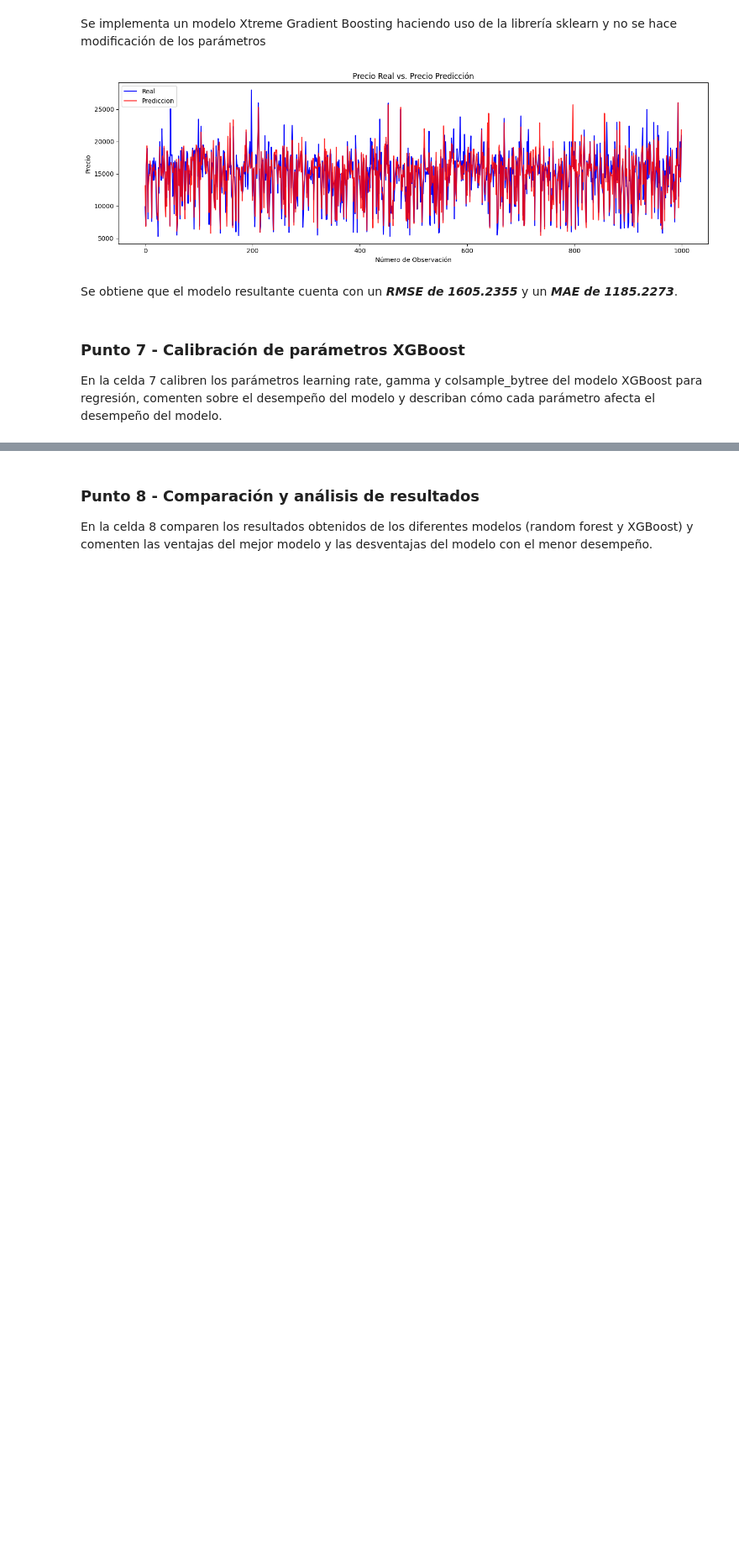
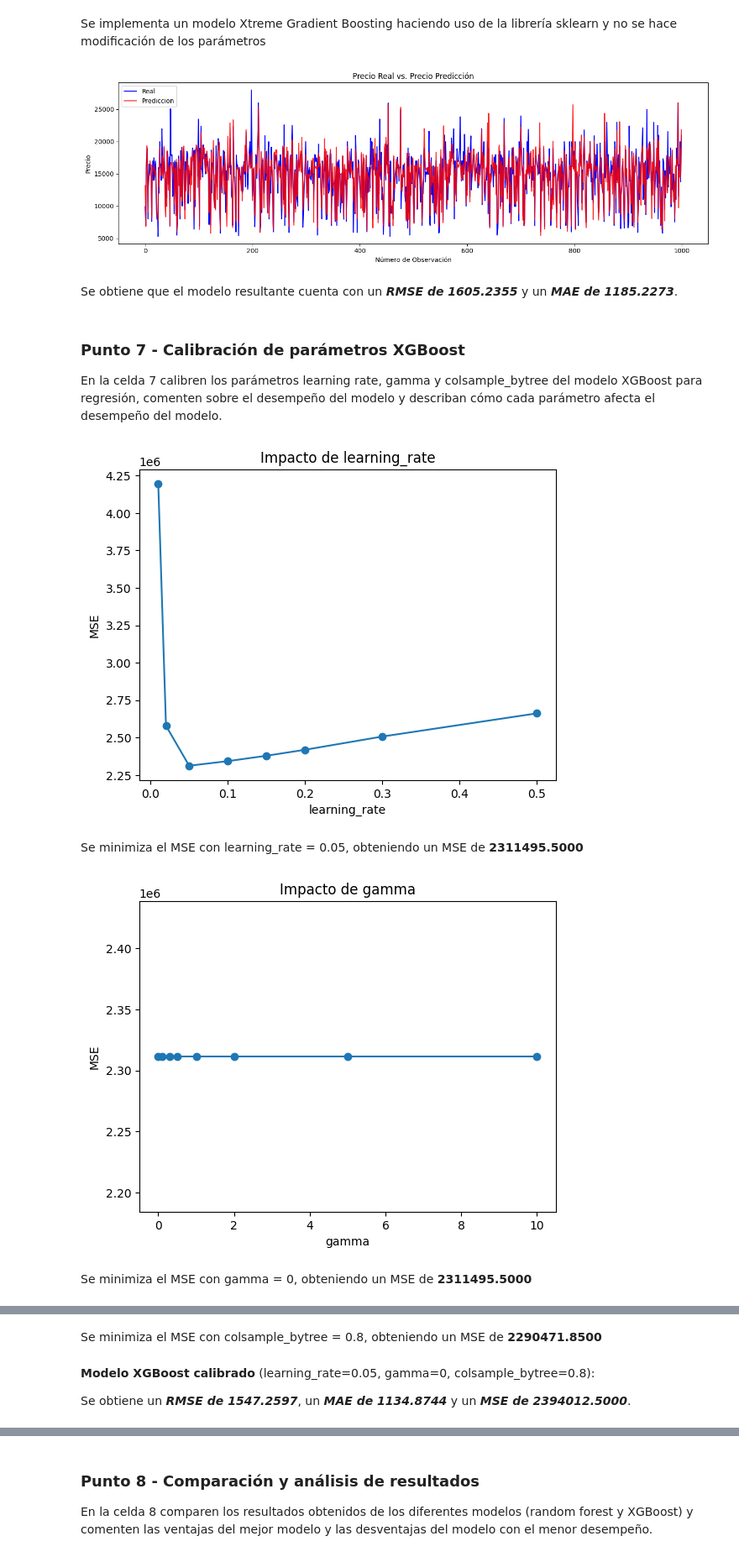
Before and after one commit to JohanManjarresMIAD/JohanManjarresMIAD-JohanManjarresMIAD-MIAD_ML_NLP_2026-Grupo_26, a Jupyter notebook: Semana 2/S2TC1_RandomForests_Boosting.ipynb, the cells around one changed output, grey strips where cells are left out. Shown at 84% size. Drawn from its saved outputs; the diff is of its cells as text; code cells hidden in the pictures; blank space fills up the shorter version.

Commit message:
Refactor and expand the Jupyter notebook for the Random Forests and Boosting workshop, enhancing markdown explanations and code sections for better clarity and structure.

```diff
--- a/Semana 2/S2TC1_RandomForests_Boosting.ipynb
+++ b/Semana 2/S2TC1_RandomForests_Boosting.ipynb
@@ -690,0 +681,75 @@ En la celda 7 calibren los parámetros learning rate, gamma y colsample_bytree d
+# %%
+# Celda 7
+
+# --- 1. Calibración de learning_rate ---
+lr_range = [0.01, 0.02, 0.05, 0.1, 0.15, 0.2, 0.3, 0.5]
+mse_lr = []
+
+for lr in lr_range:
+    clf = XGBRegressor(learning_rate=lr, random_state=60, n_jobs=-1)
+    score = cross_val_score(clf, X, y, cv=5, scoring='neg_mean_squared_error').mean()
+    mse_lr.append(-score)
+
+plt.plot(lr_range, mse_lr, marker='o')
+plt.xlabel('learning_rate')
+plt.ylabel('MSE')
+plt.title('Impacto de learning_rate')
+plt.show()
+
+best_lr = lr_range[np.argmin(mse_lr)]
+display(Markdown(f"""Se minimiza el MSE con learning_rate = {best_lr}, obteniendo un MSE de **{min(mse_lr):.4f}**"""))
+
+# --- 2. Calibración de gamma (con best_lr fijo) ---
+gamma_range = [0, 0.1, 0.3, 0.5, 1, 2, 5, 10]
+mse_gamma = []
+
+for g in gamma_range:
+    clf = XGBRegressor(learning_rate=best_lr, gamma=g, random_state=60, n_jobs=-1)
+    score = cross_val_score(clf, X, y, cv=5, scoring='neg_mean_squared_error').mean()
+    mse_gamma.append(-score)
+
+plt.plot(gamma_range, mse_gamma, marker='o')
+plt.xlabel('gamma')
+plt.ylabel('MSE')
+plt.title('Impacto de gamma')
+plt.show()
+
+best_gamma = gamma_range[np.argmin(mse_gamma)]
+display(Markdown(f"""Se minimiza el MSE con gamma = {best_gamma}, obteniendo un MSE de **{min(mse_gamma):.4f}**"""))
+
+# --- 3. Calibración de colsample_bytree (con best_lr y best_gamma fijos) ---
+cs_range = [0.3, 0.4, 0.5, 0.6, 0.7, 0.8, 0.9, 1.0]
+mse_cs = []
+
+for cs in cs_range:
+    clf = XGBRegressor(learning_rate=best_lr, gamma=best_gamma, colsample_bytree=cs,
+                       random_state=60, n_jobs=-1)
+    score = cross_val_score(clf, X, y, cv=5, scoring='neg_mean_squared_error').mean()
+    mse_cs.append(-score)
+
+plt.plot(cs_range, mse_cs, marker='o')
+plt.xlabel('colsample_bytree')
+plt.ylabel('MSE')
+plt.title('Impacto de colsample_bytree')
+plt.show()
+
+best_cs = cs_range[np.argmin(mse_cs)]
+display(Markdown(f"""Se minimiza el MSE con colsample_bytree = {best_cs}, obteniendo un MSE de **{min(mse_cs):.4f}**"""))
+
+# --- 4. Modelo final calibrado ---
+clf_xgb7 = XGBRegressor(learning_rate=best_lr, gamma=best_gamma,
+                         colsample_bytree=best_cs, random_state=60)
+clf_xgb7.fit(X_train, y_train)
+
+y_pred_xgb7 = clf_xgb7.predict(X_test)
+mae_xgb7 = metrics.mean_absolute_error(y_test, y_pred_xgb7)
+mse_xgb7 = metrics.mean_squared_error(y_test, y_pred_xgb7)
+rmse_xgb7 = np.sqrt(mse_xgb7)
+
+display(Markdown(f"""**Modelo XGBoost calibrado** (learning_rate={best_lr}, gamma={best_gamma}, colsample_bytree={best_cs}):\n
+Se obtiene un ***RMSE de {rmse_xgb7:.4f}***, un ***MAE de {mae_xgb7:.4f}*** y un ***MSE de {mse_xgb7:.4f}***."""))
+# %% [output]
+[figure, added]
+Se minimiza el MSE con learning_rate = 0.05, obteniendo un MSE de **2311495.5000**
+[figure, added]
+Se minimiza el MSE con gamma = 0, obteniendo un MSE de **2311495.5000**
@@ -690,0 +757,4 @@ En la celda 7 calibren los parámetros learning rate, gamma y colsample_bytree d
+Se minimiza el MSE con colsample_bytree = 0.8, obteniendo un MSE de **2290471.8500**
+**Modelo XGBoost calibrado** (learning_rate=0.05, gamma=0, colsample_bytree=0.8):
+
+Se obtiene un ***RMSE de 1547.2597***, un ***MAE de 1134.8744*** y un ***MSE de 2394012.5000***.
```
Also changed, not shown: parts of 9 cells of this notebook.
